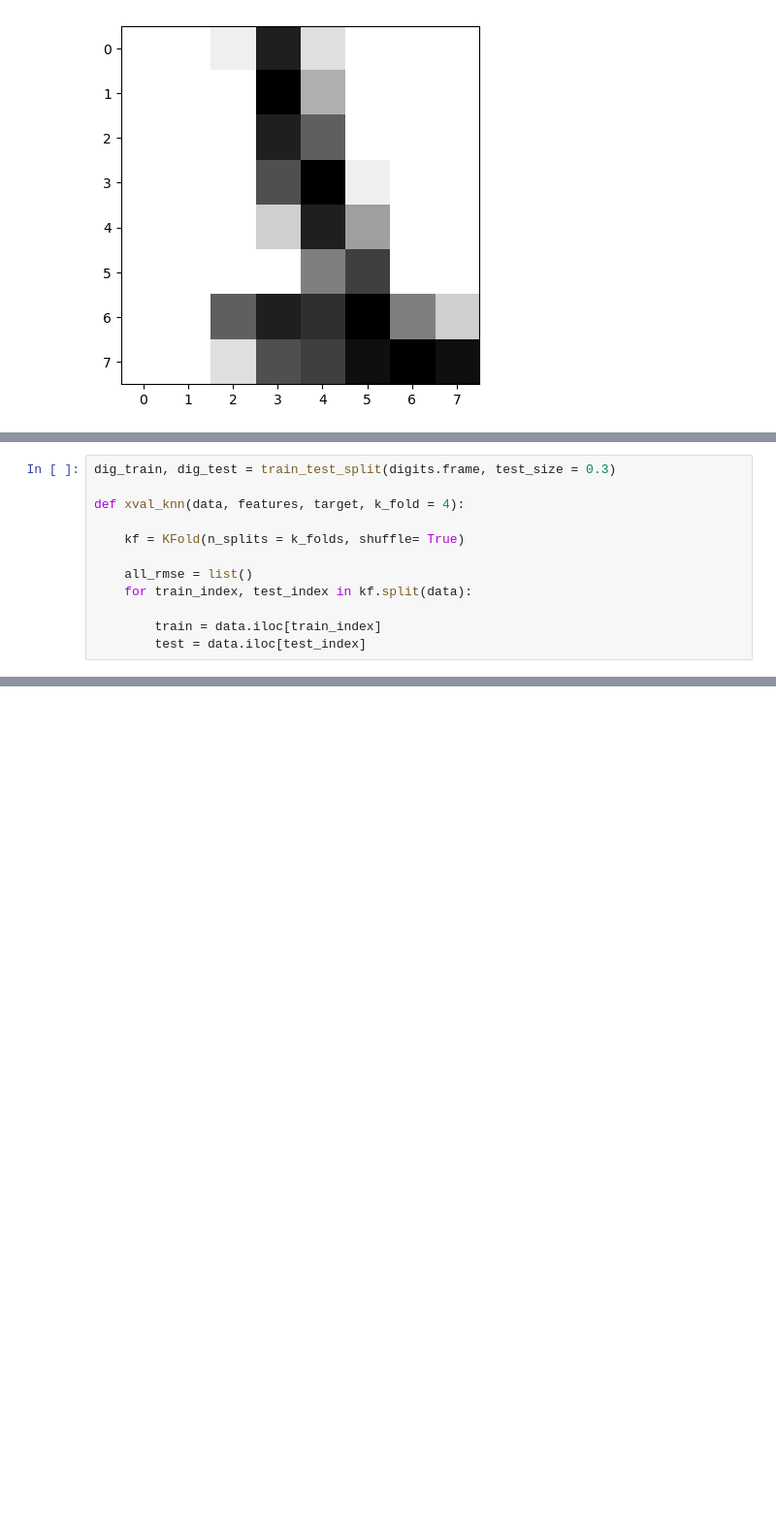
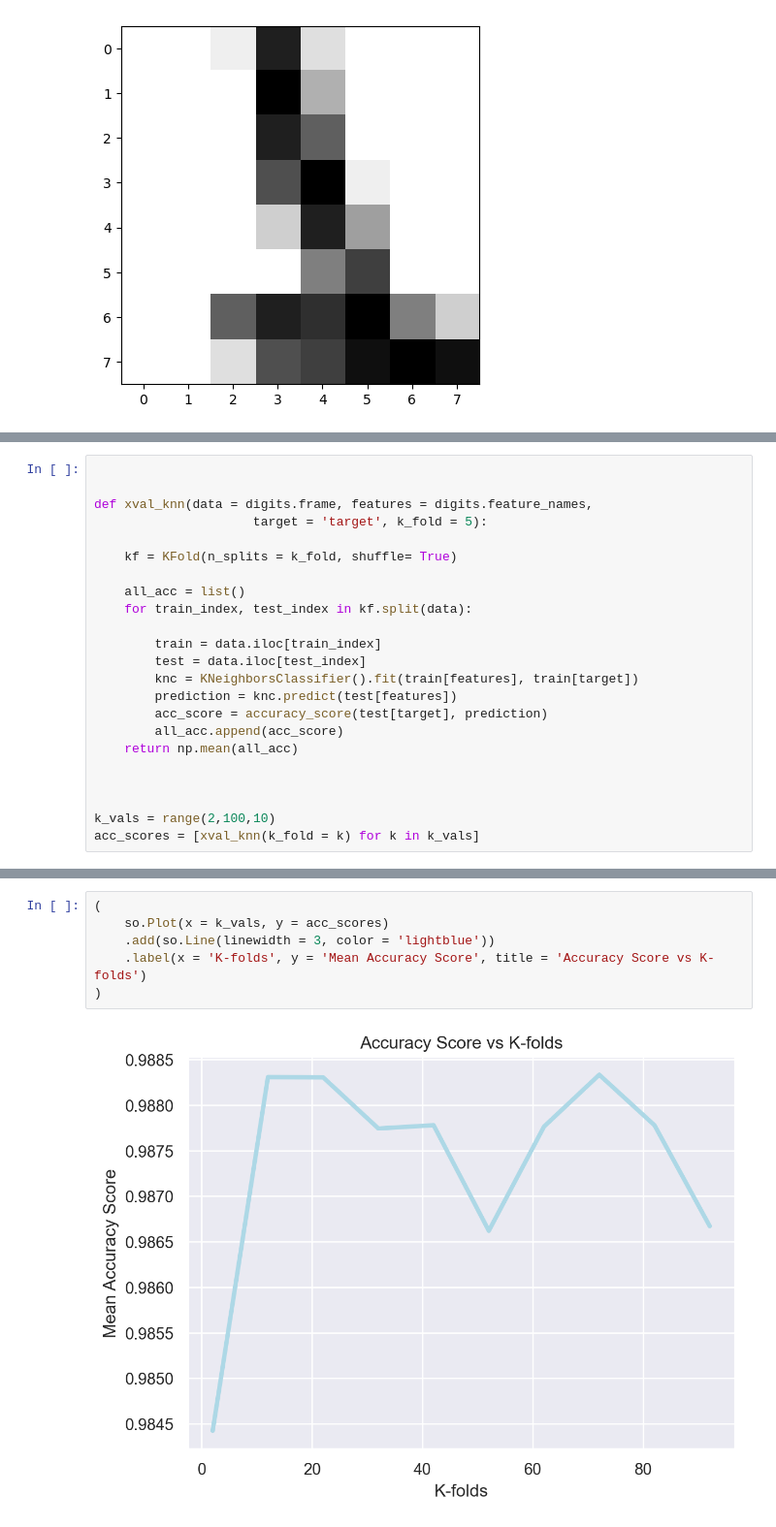
Before and after one commit to Mschaid/digit_classification, a Jupyter notebook: notebooks/digit_eda.ipynb, the cells around one changed output, grey strips where cells are left out. Shown at 97% size. Saved outputs shown, nothing was run; the diff lists cells and outputs as text; blank space fills up the shorter version.

```diff
--- a/notebooks/digit_eda.ipynb
+++ b/notebooks/digit_eda.ipynb
@@ -56,12 +58,23 @@ plot_digits(images_reshaped, rows)
 # %%
-dig_train, dig_test = train_test_split(digits.frame, test_size = 0.3)
 
-def xval_knn(data, features, target, k_fold = 4):
 
-    kf = KFold(n_splits = k_folds, shuffle= True)
+def xval_knn(data = digits.frame, features = digits.feature_names,
+                     target = 'target', k_fold = 5):
 
-    all_rmse = list()
+    kf = KFold(n_splits = k_fold, shuffle= True)
+
+    all_acc = list()
     for train_index, test_index in kf.split(data):
 
         train = data.iloc[train_index]
         test = data.iloc[test_index]
+        knc = KNeighborsClassifier().fit(train[features], train[target])
+        prediction = knc.predict(test[features])
+        acc_score = accuracy_score(test[target], prediction)
+        all_acc.append(acc_score)
+    return np.mean(all_acc)
+
+
+
+k_vals = range(2,100,10)
+acc_scores = [xval_knn(k_fold = k) for k in k_vals]
@@ -89,0 +81,8 @@ Name: pixel_0_2, Length: 1797, dtype: float64
+# %%
+(
+    so.Plot(x = k_vals, y = acc_scores)
+    .add(so.Line(linewidth = 3, color = 'lightblue'))
+    .label(x = 'K-folds', y = 'Mean Accuracy Score', title = 'Accuracy Score vs K-folds')
+)
+# %% [output]
+[figure, added]
```
Also changed, not shown: parts of 12 cells of this notebook.
